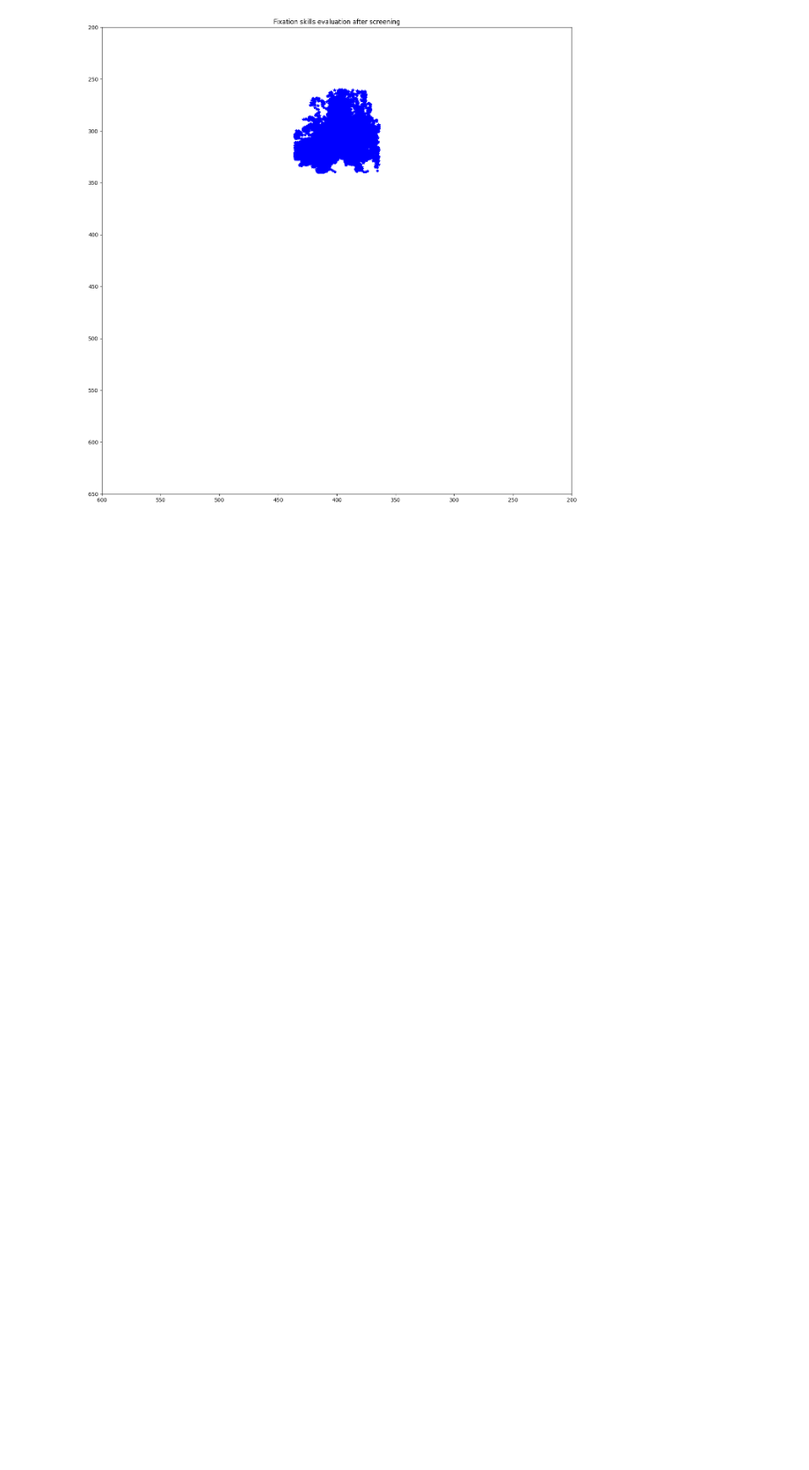
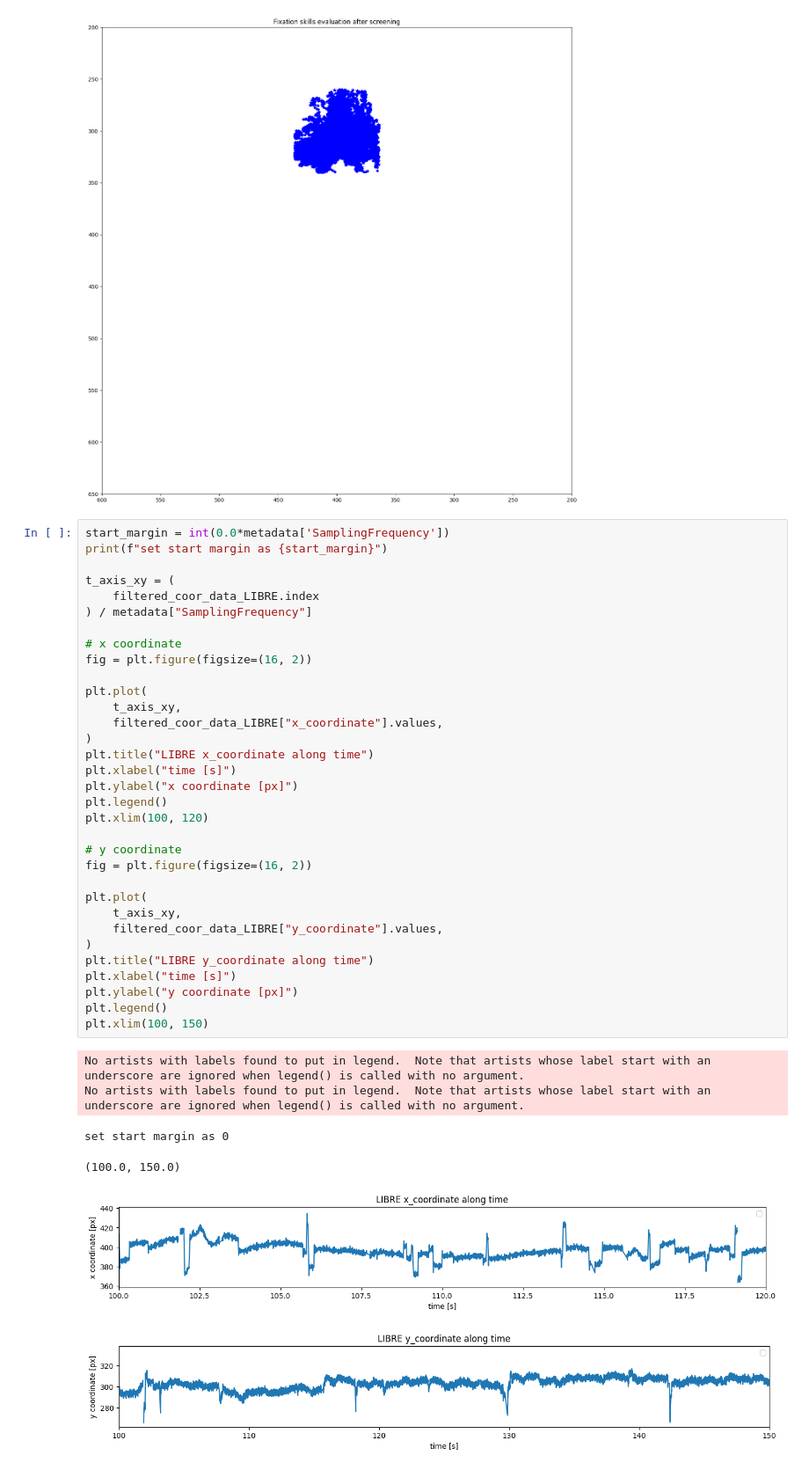
Before and after one commit to Evelyn92/hcph-sops-fork, a Jupyter notebook: code/eyetracking/2-1-T1-QA_QC of eye-tracking data.ipynb, the cells around one changed output. Shown at 88% size. Cells and saved outputs as stored; diff of their text form; blank space fills up the shorter version.

```diff
--- a/code/eyetracking/2-1-T1-QA_QC of eye-tracking data.ipynb
+++ b/code/eyetracking/2-1-T1-QA_QC of eye-tracking data.ipynb
@@ -695,3 +695,43 @@ filtered_coor_data_STANDARD = filter_XY_coord(coor_data_STANDARD, Disp_dict_STAN
 # %% [output]
 [figure]
 [figure]
+# %%
+start_margin = int(0.0*metadata['SamplingFrequency'])
+print(f"set start margin as {start_margin}")
+
+t_axis_xy = (
+    filtered_coor_data_LIBRE.index
+) / metadata["SamplingFrequency"]
+
+# x coordinate
+fig = plt.figure(figsize=(16, 2))
+
+plt.plot(
+    t_axis_xy,
+    filtered_coor_data_LIBRE["x_coordinate"].values,
+)
+plt.title("LIBRE x_coordinate along time")
+plt.xlabel("time [s]")
+plt.ylabel("x coordinate [px]")
+plt.legend()
+plt.xlim(100, 120)
+
+# y coordinate
+fig = plt.figure(figsize=(16, 2))
+
+plt.plot(
+    t_axis_xy,
+    filtered_coor_data_LIBRE["y_coordinate"].values,
+)
+plt.title("LIBRE y_coordinate along time")
+plt.xlabel("time [s]")
+plt.ylabel("y coordinate [px]")
+plt.legend()
+plt.xlim(100, 150)
+# %% [output]
+No artists with labels found to put in legend.  Note that artists whose label start with an underscore are ignored when legend() is called with no argument.
+No artists with labels found to put in legend.  Note that artists whose label start with an underscore are ignored when legend() is called with no argument.
+set start margin as 0
+(100.0, 150.0)
+[figure, added]
+[figure, added]
```
Also changed, not shown: parts of 1 cell of this notebook, 3 other files.
